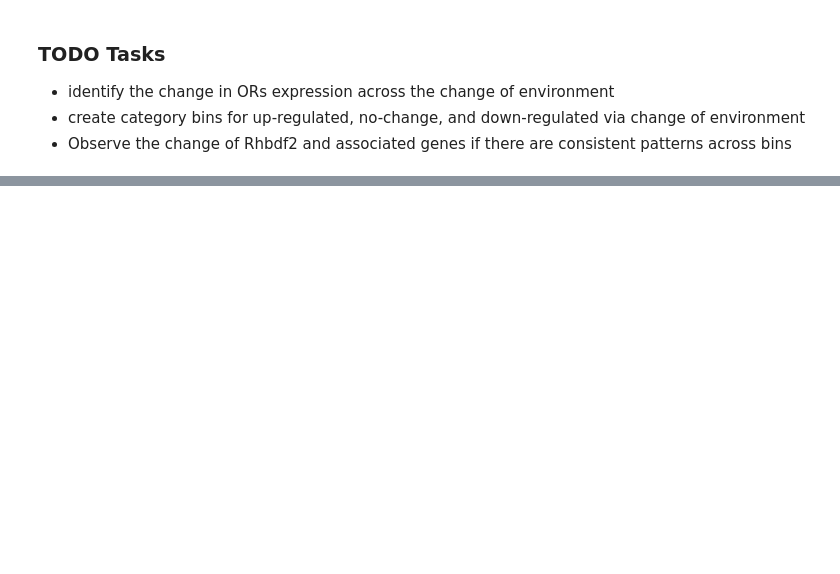
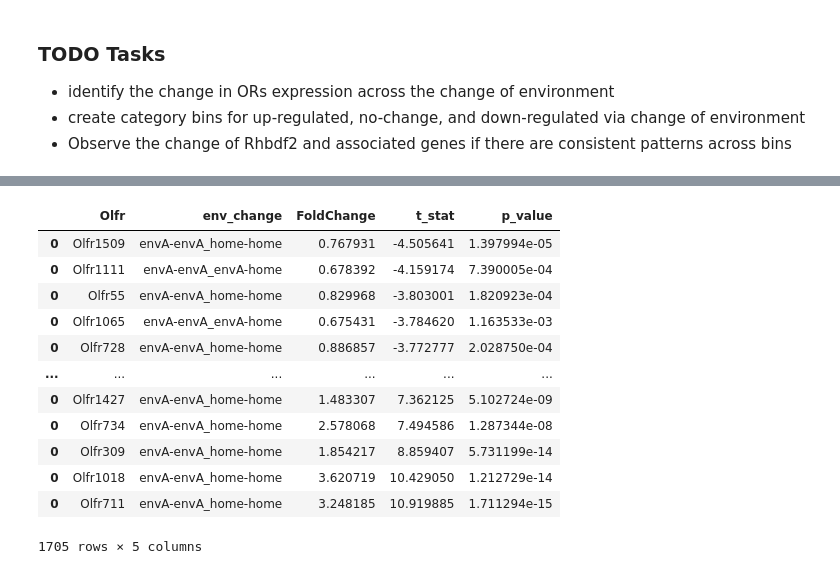
Before and after one commit to Justice-Lu/iRhom2_Analysis, a Jupyter notebook: notebooks/4_Tsukahara_env_Rhbdf2.ipynb, the cells around one changed output, grey strips where cells are left out. Drawn from its saved outputs; the diff is of its cells as text; code cells hidden in the pictures; blank space fills up the shorter version.

```diff
--- a/notebooks/4_Tsukahara_env_Rhbdf2.ipynb
+++ b/notebooks/4_Tsukahara_env_Rhbdf2.ipynb
@@ -118,0 +145,16 @@ adata_subset_Olfr
+# %%
+results.sort_values('t_stat')
+# %% [output]
+|  | Olfr | env_change | FoldChange | t_stat | p_value |
+| 0 | Olfr1509 | envA-envA_home-home | 0.767931 | -4.505641 | 1.397994e-05 |
+| 0 | Olfr1111 | envA-envA_envA-home | 0.678392 | -4.159174 | 7.390005e-04 |
+| 0 | Olfr55 | envA-envA_home-home | 0.829968 | -3.803001 | 1.820923e-04 |
+| 0 | Olfr1065 | envA-envA_envA-home | 0.675431 | -3.784620 | 1.163533e-03 |
+| 0 | Olfr728 | envA-envA_home-home | 0.886857 | -3.772777 | 2.028750e-04 |
+| ... | ... | ... | ... | ... | ... |
+| 0 | Olfr1427 | envA-envA_home-home | 1.483307 | 7.362125 | 5.102724e-09 |
+| 0 | Olfr734 | envA-envA_home-home | 2.578068 | 7.494586 | 1.287344e-08 |
+| 0 | Olfr309 | envA-envA_home-home | 1.854217 | 8.859407 | 5.731199e-14 |
+| 0 | Olfr1018 | envA-envA_home-home | 3.620719 | 10.429050 | 1.212729e-14 |
+| 0 | Olfr711 | envA-envA_home-home | 3.248185 | 10.919885 | 1.711294e-15 |
+1705 rows × 5 columns
```
Also changed, not shown: parts of 19 cells of this notebook.
